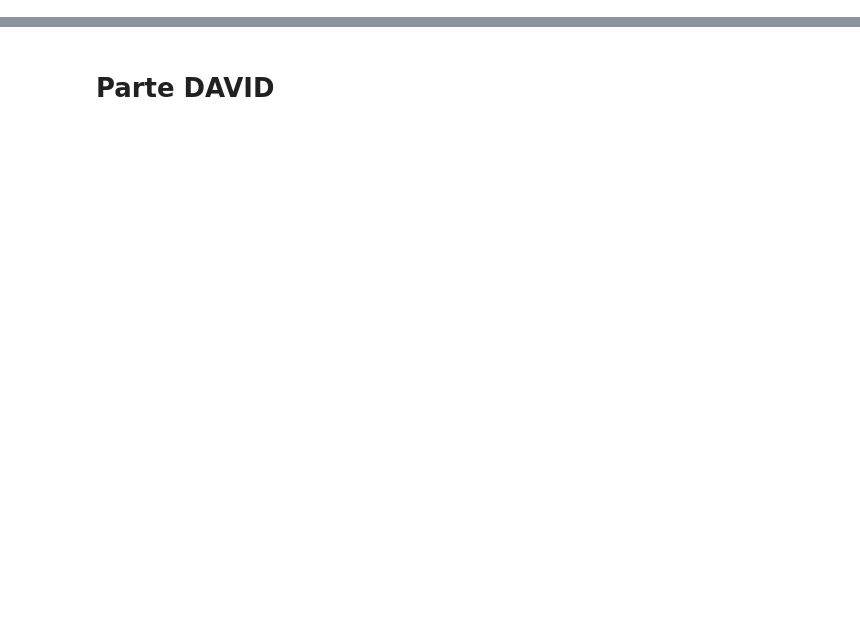
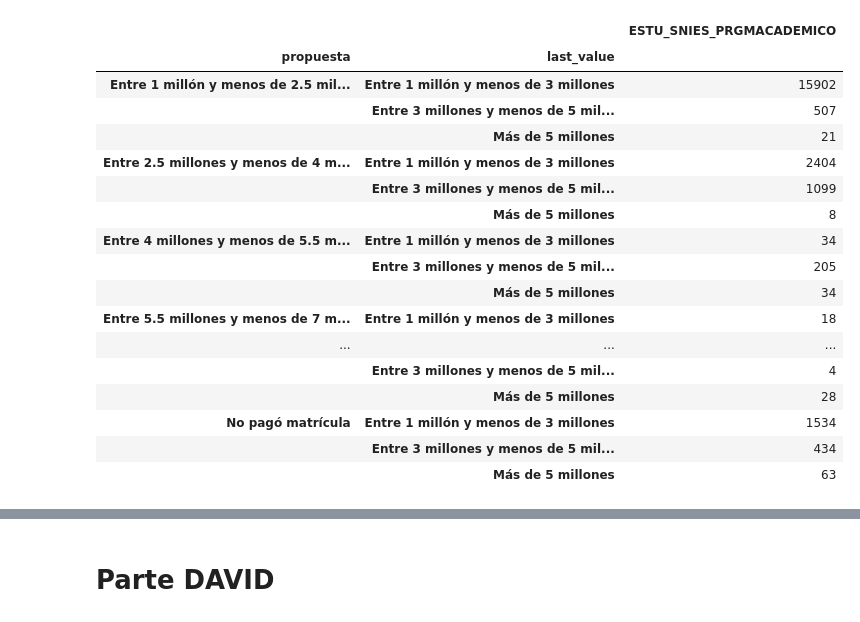
Before and after one commit to epberdugoc/CodeRepDS4A_2020team18, a Jupyter notebook: Codigo Limpieza.ipynb, the cells around one changed output, grey strips where cells are left out. Drawn from its saved outputs; the diff is of its cells as text; code cells hidden in the pictures; blank space fills up the shorter version.

```diff
--- a/Codigo Limpieza.ipynb
+++ b/Codigo Limpieza.ipynb
@@ -31,0 +354,2 @@ Index(['Unnamed: 0', 'ESTU_TIPODOCUMENTO', 'ESTU_NACIONALIDAD', 'ESTU_GENERO',
+# %%
+values_20192 = values_20192[['INST_COD_INSTITUCION', 'ESTU_SNIES_PRGMACADEMICO','ESTU_VALORMATRICULAUNIVERSIDAD']]
@@ -31,0 +505,30 @@ Index(['Unnamed: 0', 'ESTU_TIPODOCUMENTO', 'ESTU_NACIONALIDAD', 'ESTU_GENERO',
+# %%
+tyt_20191_unchanged = datafinal[mask_tyt_20191][['ESTU_VALORMATRICULAUNIVERSIDAD', 'INST_COD_INSTITUCION', 'ESTU_SNIES_PRGMACADEMICO']]
+# %%
+# 20191
+to_replace = [
+    'No pago semestre',
+    'Menos de 500 mil pesos',
+    'Entre 500 mil y un millon de pesos',
+    'Entre un millon y 3 millones de pesose',
+    'Entre 3 y 5 millones',
+    'Mas de 5 millones',
+    'Entre 5 y 7 millones',
+    'Mas de 7 millones',
+]
+
+# 20191
+values = [
+    'No pagó matrícula',
+    'Menos de 500 mil',
+    'Entre 500 mil y menos de 1 millón',
+    'Entre 1 millón y menos de 3 millones',
+    'Entre 3 millones y menos de 5 millones',
+    'Más de 5 millones',
+    'Más de 5 millones',
+    'Más de 7 millones'
+]
+
+tyt_20191_unchanged = tyt_20191_unchanged.replace(to_replace = to_replace, value = values)
+merged['last_value'] = tyt_20191_unchanged['ESTU_VALORMATRICULAUNIVERSIDAD']
+tyt_20191_unchanged.head(6)
@@ -31,0 +543,32 @@ Index(['Unnamed: 0', 'ESTU_TIPODOCUMENTO', 'ESTU_NACIONALIDAD', 'ESTU_GENERO',
+# %%
+to_replace = [
+    'Entre 1 millón y menos de 3 millones',
+    'Entre 3 millones y menos de 5 millones',
+    'Más de 5 millones'
+]
+
+changes = merged[merged['last_value'].isin(to_replace)]
+
+unique_changes = changes[['ESTU_SNIES_PRGMACADEMICO', 'propuesta', 'last_value']]\
+                    .groupby(['propuesta', 'last_value']).count()
+
+unique_changes
+# %% [output]
+|  |  | ESTU_SNIES_PRGMACADEMICO |
+| propuesta | last_value |  |
+| Entre 1 millón y menos de 2.5 mil... | Entre 1 millón y menos de 3 millones | 15902 |
+|  | Entre 3 millones y menos de 5 mil... | 507 |
+|  | Más de 5 millones | 21 |
+| Entre 2.5 millones y menos de 4 m... | Entre 1 millón y menos de 3 millones | 2404 |
+|  | Entre 3 millones y menos de 5 mil... | 1099 |
+|  | Más de 5 millones | 8 |
+| Entre 4 millones y menos de 5.5 m... | Entre 1 millón y menos de 3 millones | 34 |
+|  | Entre 3 millones y menos de 5 mil... | 205 |
+|  | Más de 5 millones | 34 |
+| Entre 5.5 millones y menos de 7 m... | Entre 1 millón y menos de 3 millones | 18 |
+| ... | ... | ... |
+|  | Entre 3 millones y menos de 5 mil... | 4 |
+|  | Más de 5 millones | 28 |
+| No pagó matrícula | Entre 1 millón y menos de 3 millones | 1534 |
+|  | Entre 3 millones y menos de 5 mil... | 434 |
+|  | Más de 5 millones | 63 |
```
Also changed, not shown: parts of 88 cells of this notebook, 1 other file.
